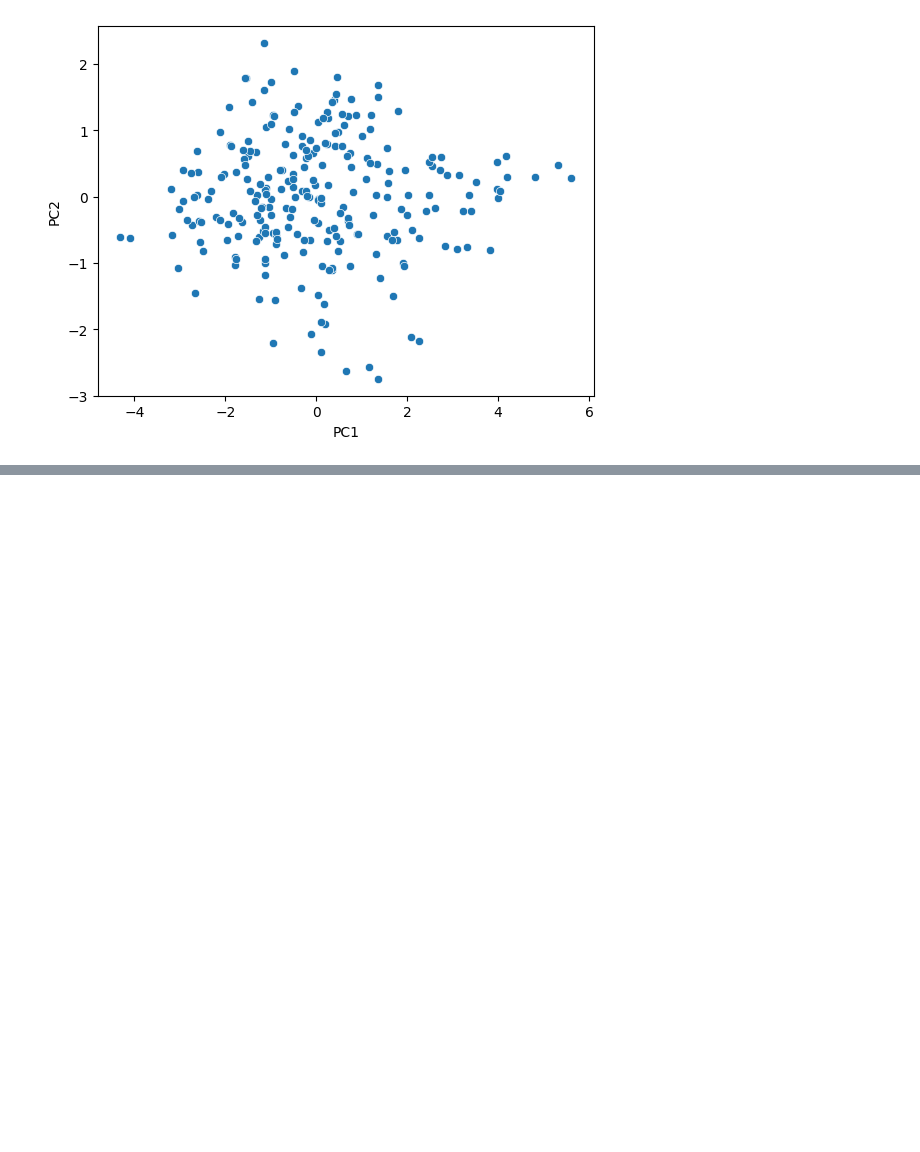
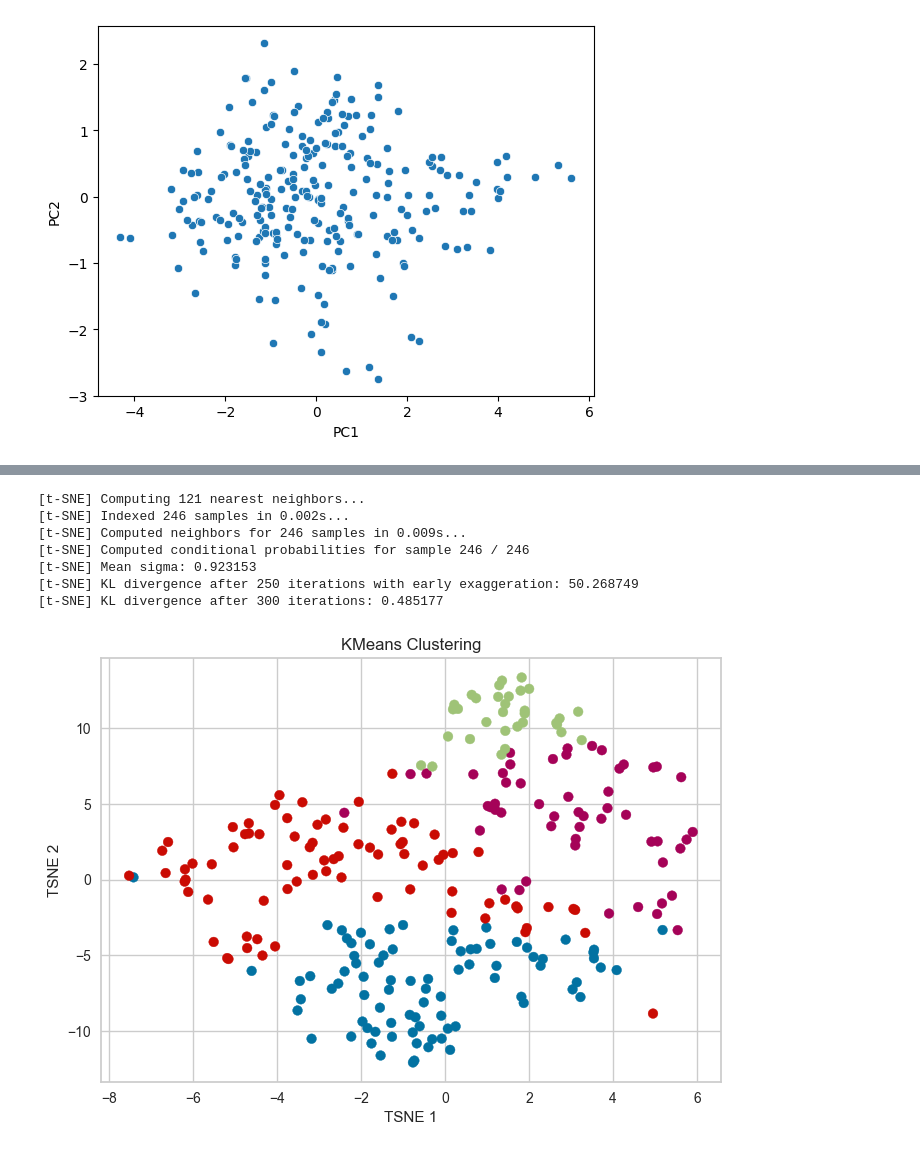
Before and after one commit to cookiebouquets/CHC-CyberPatriot-Scores-Analysis, a Jupyter notebook: analysis.ipynb, the cells around one changed output, grey strips where cells are left out. Cells and saved outputs as stored; diff of their text form; code cells hidden in the pictures; blank space fills up the shorter version.

```diff
--- a/analysis.ipynb
+++ b/analysis.ipynb
@@ -115,0 +132,21 @@ sns.scatterplot(data = tsne,
+# %%
+model = KMeans(n_clusters= 4, n_init=50).fit(PCS)
+colors = np.array(resolve_colors(4,'yellowbrick'))
+
+tsne = TSNE(n_components=2, verbose=1, perplexity=40, n_iter=300).fit_transform(Scaled_data)
+
+
+plt.scatter(tsne[:,0],tsne[:,1],c = colors[model.labels_],cmap = "plasma")
+plt.title("KMeans Clustering")
+plt.xlabel("TSNE 1")
+plt.ylabel("TSNE 2")
+plt.show()
+# %% [output]
+[t-SNE] Computing 121 nearest neighbors...
+[t-SNE] Indexed 246 samples in 0.002s...
+[t-SNE] Computed neighbors for 246 samples in 0.009s...
+[t-SNE] Computed conditional probabilities for sample 246 / 246
+[t-SNE] Mean sigma: 0.923153
+[t-SNE] KL divergence after 250 iterations with early exaggeration: 50.268749
+[t-SNE] KL divergence after 300 iterations: 0.485177
+[figure, added]
```
Also changed, not shown: parts of 3 cells of this notebook.
